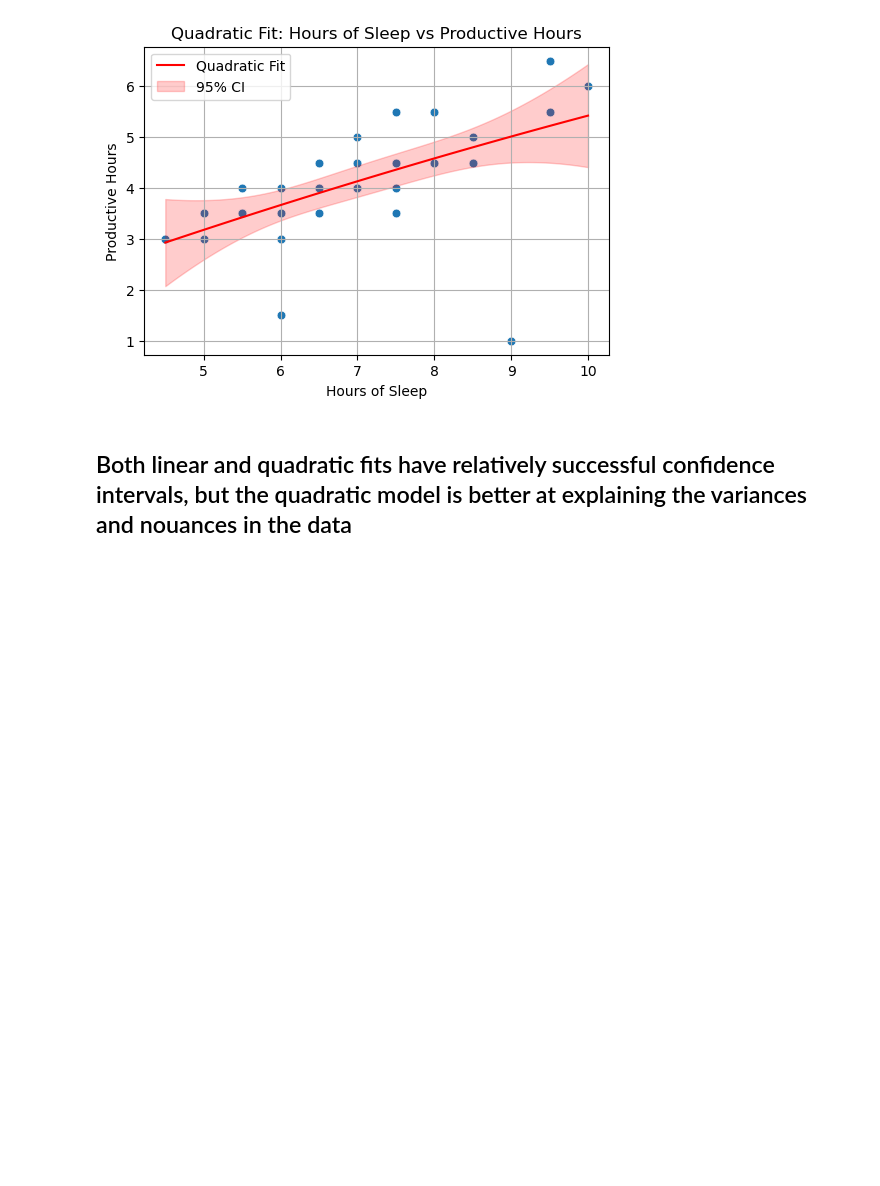
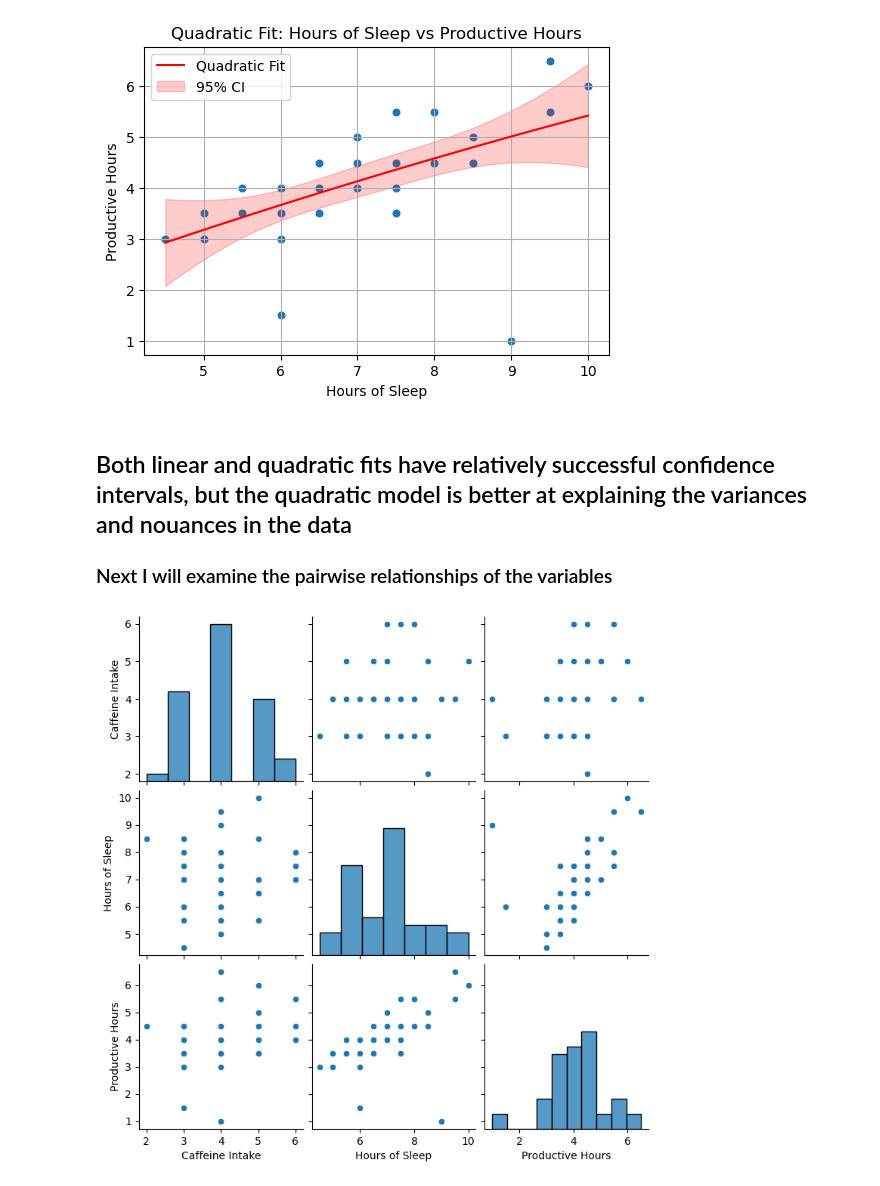
Before and after one commit to emrecavus1/Emre-Cavus-DSA-210-Project, a Jupyter notebook: DSA 210 Project.ipynb, the cells around one changed output. Drawn from its saved outputs; the diff is of its cells as text; code cells hidden in the pictures; blank space fills up the shorter version.

```diff
--- a/DSA 210 Project.ipynb
+++ b/DSA 210 Project.ipynb
@@ -147,3 +158,9 @@ plt.show()
 [figure]
 # %% [markdown]
 ## Both linear and quadratic fits have relatively successful confidence intervals, but the quadratic model is better at explaining the variances and nouances in the data
+<h3> Next I will examine the pairwise relationships of the variables </h3>
+# %%
+sns.pairplot(numeric_data)
+plt.show()
+# %% [output]
+[figure, added]
```
Also changed, not shown: parts of 17 cells of this notebook.
